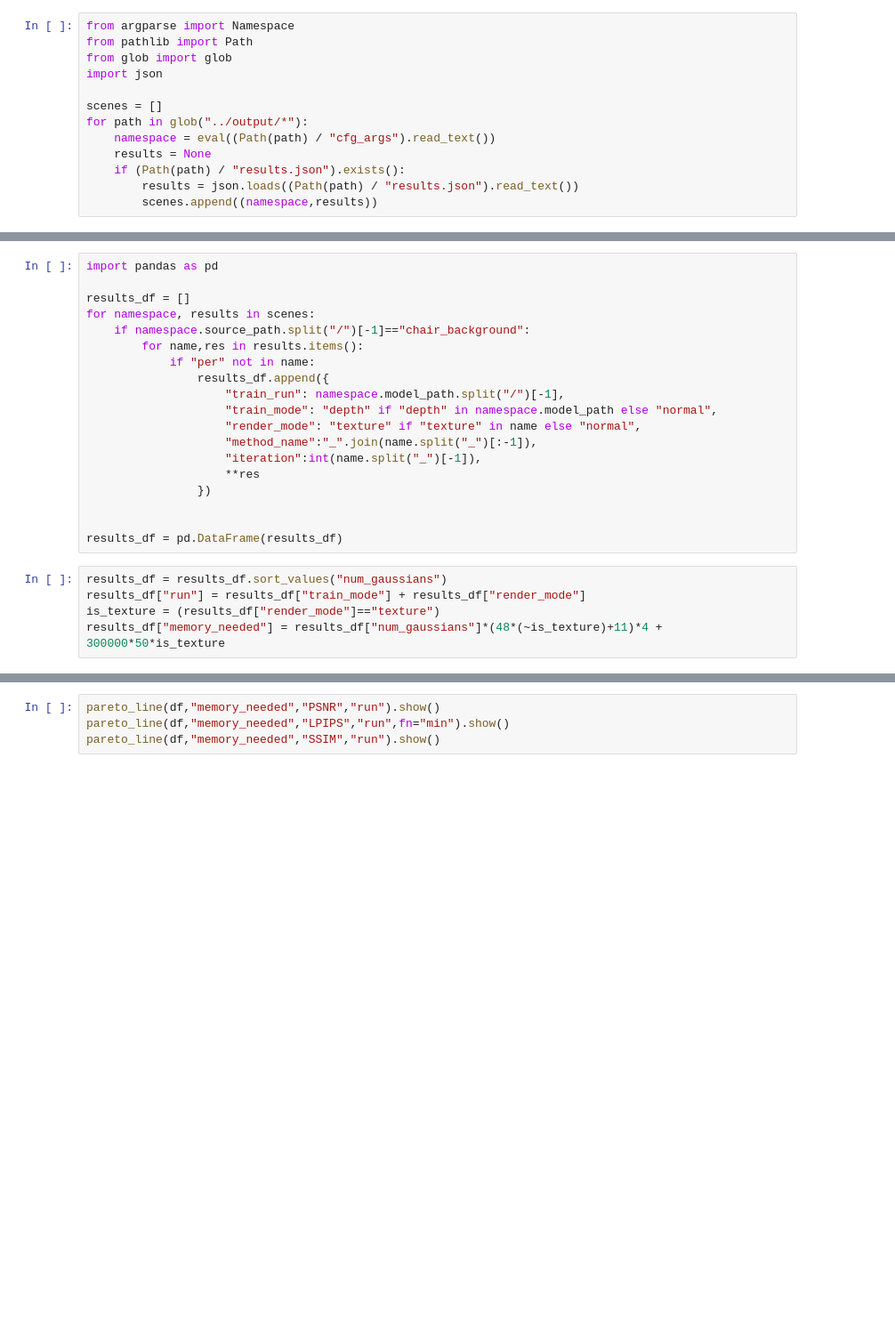
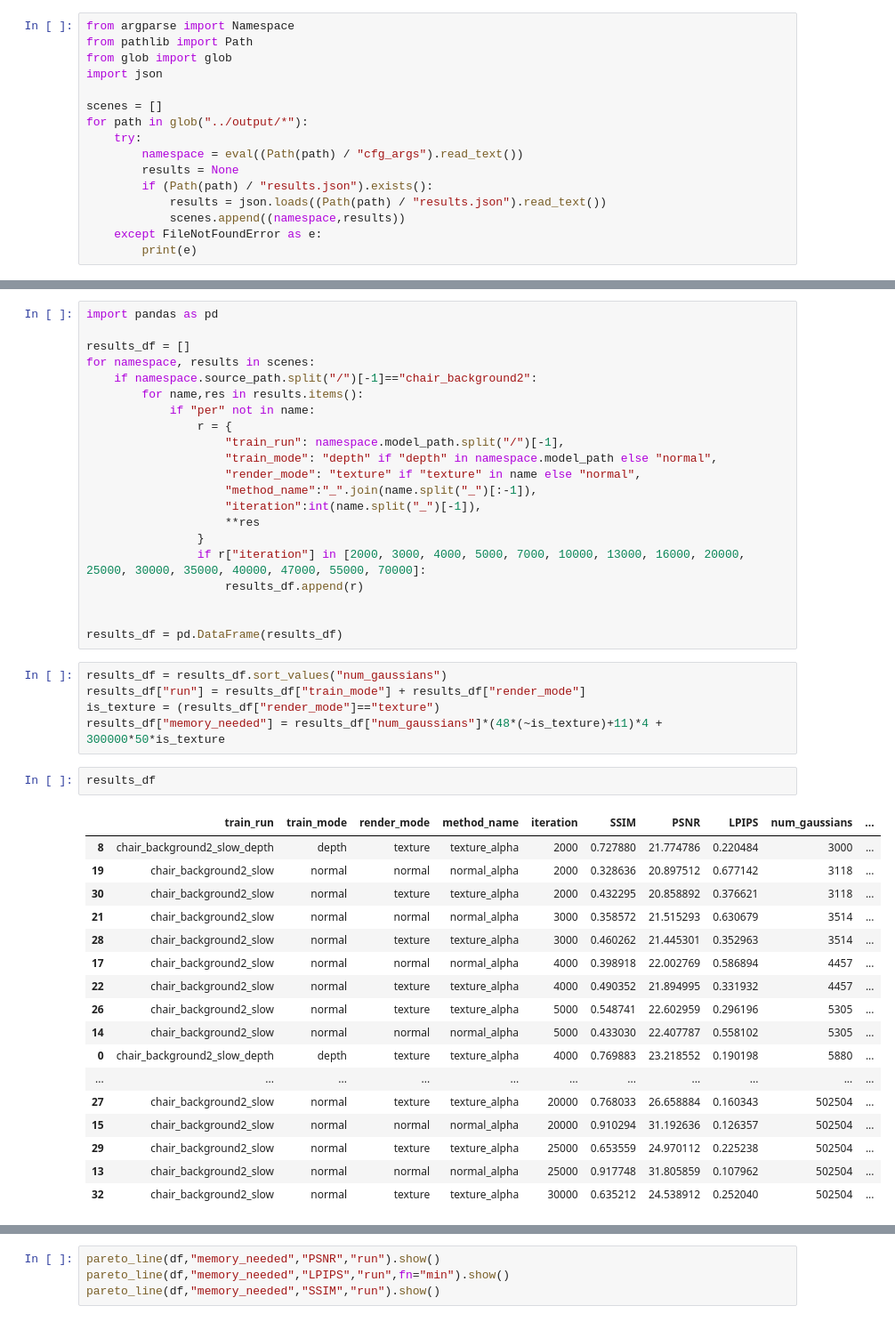
Before and after one commit to Istlemin/depth-supervised-gaussian-splatting, a Jupyter notebook: notebooks/plot.ipynb, the cells around one changed output, grey strips where cells are left out. Shown at 89% size. Cells and saved outputs as stored; diff of their text form; blank space fills up the shorter version.

```diff
--- a/notebooks/plot.ipynb
+++ b/notebooks/plot.ipynb
@@ -6,8 +6,11 @@ import json
 
 scenes = []
 for path in glob("../output/*"):
-    namespace = eval((Path(path) / "cfg_args").read_text())
-    results = None
-    if (Path(path) / "results.json").exists():
-        results = json.loads((Path(path) / "results.json").read_text())
-        scenes.append((namespace,results))
+    try:
+        namespace = eval((Path(path) / "cfg_args").read_text())
+        results = None
+        if (Path(path) / "results.json").exists():
+            results = json.loads((Path(path) / "results.json").read_text())
+            scenes.append((namespace,results))
+    except FileNotFoundError as e:
+        print(e)
@@ -16,17 +23,19 @@ import pandas as pd
 
 results_df = []
 for namespace, results in scenes:
-    if namespace.source_path.split("/")[-1]=="chair_background":
+    if namespace.source_path.split("/")[-1]=="chair_background2":
         for name,res in results.items():
             if "per" not in name:
-                results_df.append({
+                r = {
                     "train_run": namespace.model_path.split("/")[-1],
                     "train_mode": "depth" if "depth" in namespace.model_path else "normal",
                     "render_mode": "texture" if "texture" in name else "normal",
                     "method_name":"_".join(name.split("_")[:-1]),
                     "iteration":int(name.split("_")[-1]),
                     **res
-                })
+                }
+                if r["iteration"] in [2000, 3000, 4000, 5000, 7000, 10000, 13000, 16000, 20000, 25000, 30000, 35000, 40000, 47000, 55000, 70000]:
+                    results_df.append(r)
 
 
 results_df = pd.DataFrame(results_df)
@@ -35,6 +44,26 @@ results_df = results_df.sort_values("num_gaussians")
 results_df["run"] = results_df["train_mode"] + results_df["render_mode"]
 is_texture = (results_df["render_mode"]=="texture")
 results_df["memory_needed"] = results_df["num_gaussians"]*(48*(~is_texture)+11)*4 + 300000*50*is_texture
+# %%
+results_df
+# %% [output]
+|  | train_run | train_mode | render_mode | method_name | iteration | SSIM | PSNR | LPIPS | num_gaussians | ... |
+| 8 | chair_background2_slow_depth | depth | texture | texture_alpha | 2000 | 0.727880 | 21.774786 | 0.220484 | 3000 | ... |
+| 19 | chair_background2_slow | normal | normal | normal_alpha | 2000 | 0.328636 | 20.897512 | 0.677142 | 3118 | ... |
+| 30 | chair_background2_slow | normal | texture | texture_alpha | 2000 | 0.432295 | 20.858892 | 0.376621 | 3118 | ... |
+| 21 | chair_background2_slow | normal | normal | normal_alpha | 3000 | 0.358572 | 21.515293 | 0.630679 | 3514 | ... |
+| 28 | chair_background2_slow | normal | texture | texture_alpha | 3000 | 0.460262 | 21.445301 | 0.352963 | 3514 | ... |
+| 17 | chair_background2_slow | normal | normal | normal_alpha | 4000 | 0.398918 | 22.002769 | 0.586894 | 4457 | ... |
+| 22 | chair_background2_slow | normal | texture | texture_alpha | 4000 | 0.490352 | 21.894995 | 0.331932 | 4457 | ... |
+| 26 | chair_background2_slow | normal | texture | texture_alpha | 5000 | 0.548741 | 22.602959 | 0.296196 | 5305 | ... |
+| 14 | chair_background2_slow | normal | normal | normal_alpha | 5000 | 0.433030 | 22.407787 | 0.558102 | 5305 | ... |
+| 0 | chair_background2_slow_depth | depth | texture | texture_alpha | 4000 | 0.769883 | 23.218552 | 0.190198 | 5880 | ... |
+| ... | ... | ... | ... | ... | ... | ... | ... | ... | ... | ... |
+| 27 | chair_background2_slow | normal | texture | texture_alpha | 20000 | 0.768033 | 26.658884 | 0.160343 | 502504 | ... |
+| 15 | chair_background2_slow | normal | normal | normal_alpha | 20000 | 0.910294 | 31.192636 | 0.126357 | 502504 | ... |
+| 29 | chair_background2_slow | normal | texture | texture_alpha | 25000 | 0.653559 | 24.970112 | 0.225238 | 502504 | ... |
+| 13 | chair_background2_slow | normal | normal | normal_alpha | 25000 | 0.917748 | 31.805859 | 0.107962 | 502504 | ... |
+| 32 | chair_background2_slow | normal | texture | texture_alpha | 30000 | 0.635212 | 24.538912 | 0.252040 | 502504 | ... |
 # %%
 import plotly.express as px
 
```
Also changed, not shown: parts of 4 cells of this notebook, 1 other file.
